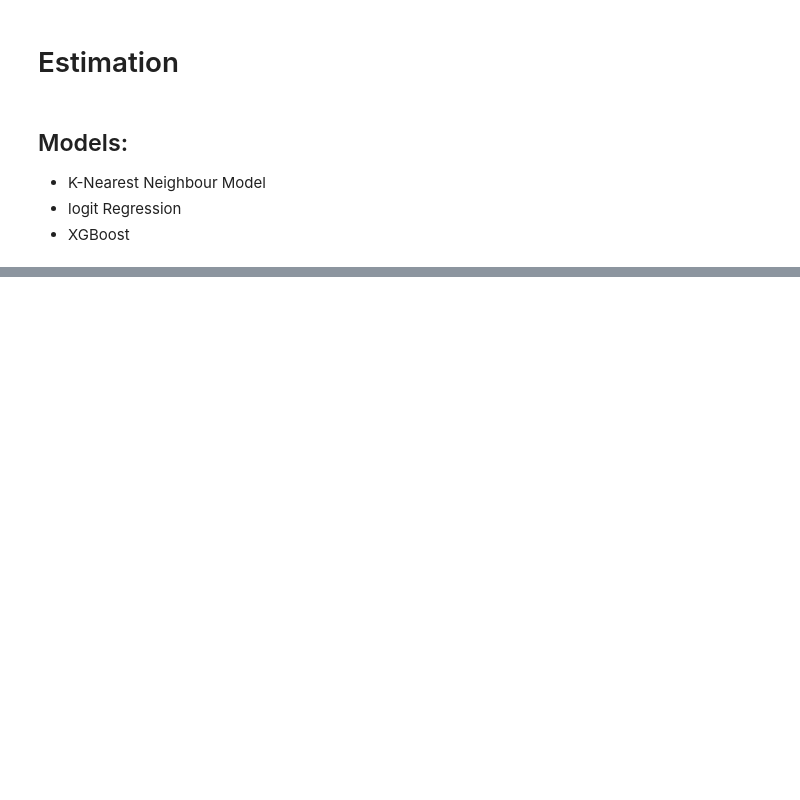
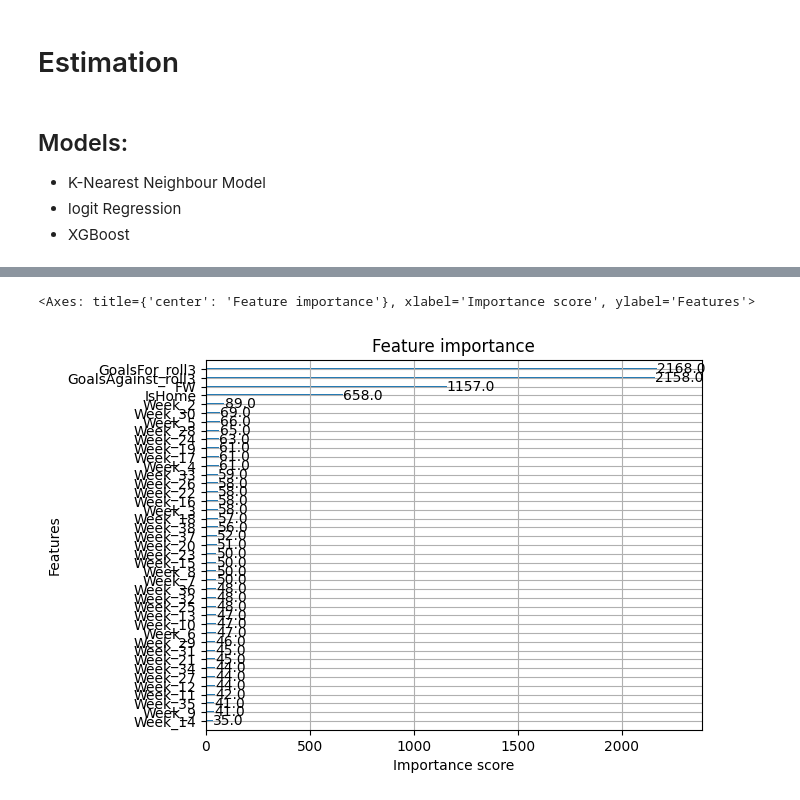
Before and after one commit to amirhosseintavakoli/English-Premier-League-Prediction, a Jupyter notebook: analysis_match_player_level.ipynb, the cells around one changed output, grey strips where cells are left out. Saved outputs shown, nothing was run; the diff lists cells and outputs as text; code cells hidden in the pictures; blank space fills up the shorter version.

Commit message:
create pipeline to estimate multiple prediction models

```diff
--- a/analysis_match_player_level.ipynb
+++ b/analysis_match_player_level.ipynb
@@ -373,0 +515,30 @@ Logistic Regression:  0.4870689655172414
+# %%
+FEATURES_list ={
+    'feature1': ['Week', 'IsHome', 'GoalsFor_roll3', 'GoalsAgainst_roll3'],
+    'feature2': ['Week', 'IsHome', 'FW', 'GoalsFor_roll3', 'GoalsAgainst_roll3'],
+}
+
+for name, FEATURES in FEATURES_list.items():
+    print(f"\n=== Running pipeline with feature set: {name} ===")
+    X, y, le, label_mapping, used_features = build_dataset(long_df, FEATURES)
+    print("Used features:", used_features)
+    print("Label mapping:", label_mapping)
+
+    X_train, X_test, y_train, y_test = safe_train_test_split(X, y, test_size=0.2, random_state=42)
+
+    models = train_models(X_train, y_train, use_xgb=True)
+
+    results = evaluate(models, X_test, y_test)
+    print("Evaluation results:", results)
+
+    long_df = predict_on_long_df(long_df, used_features, X_test.columns.tolist(), models, le)
+
+    # Quick confusion matrices for the test set
+    sc = models['scaler']
+    X_test_scaled = sc.transform(X_test)
+    print("KNN classification report:")
+    print(classification_report(y_test, models['knn'].predict(X_test_scaled), target_names=le.classes_))
+    print("Logistic Regression classification report:")
+    print(classification_report(y_test, models['log_reg'].predict(X_test_scaled), target_names=le.classes_))
+    print("XGBoost classification report:")
+    print(classification_report(y_test, models['xgb'].predict(X_test), target_names=le.classes_))
@@ -373,0 +610,5 @@ Logistic Regression:  0.4870689655172414
+# %%
+xgb.plot_importance(models['xgb'])
+# %% [output]
+<Axes: title={'center': 'Feature importance'}, xlabel='Importance score', ylabel='Features'>
+[figure, added]
```
Also changed, not shown: parts of 13 cells of this notebook.
